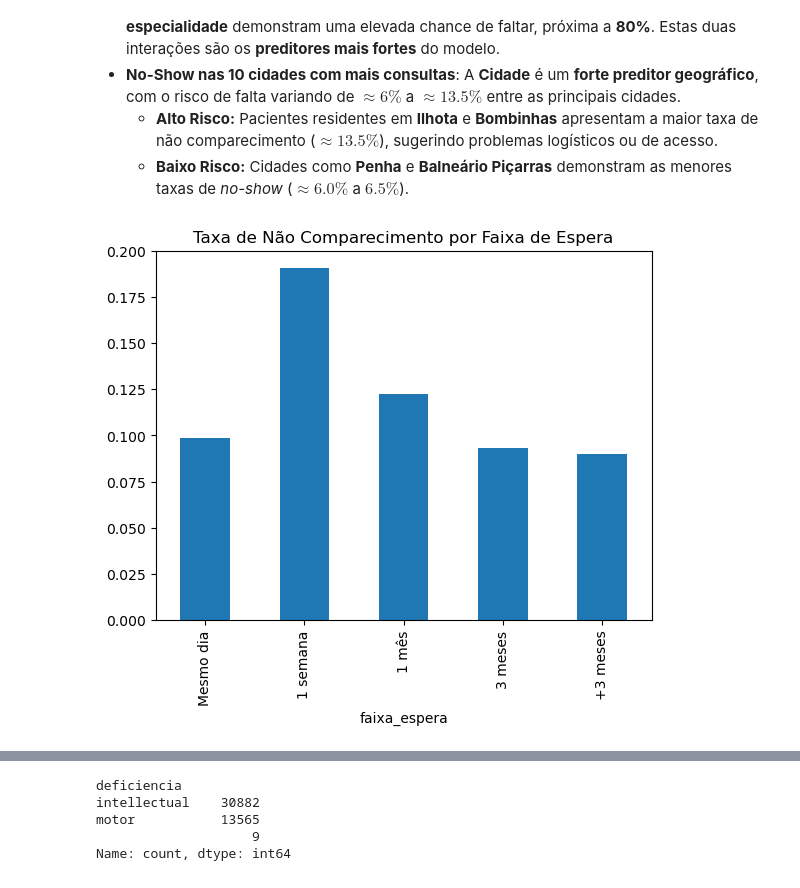
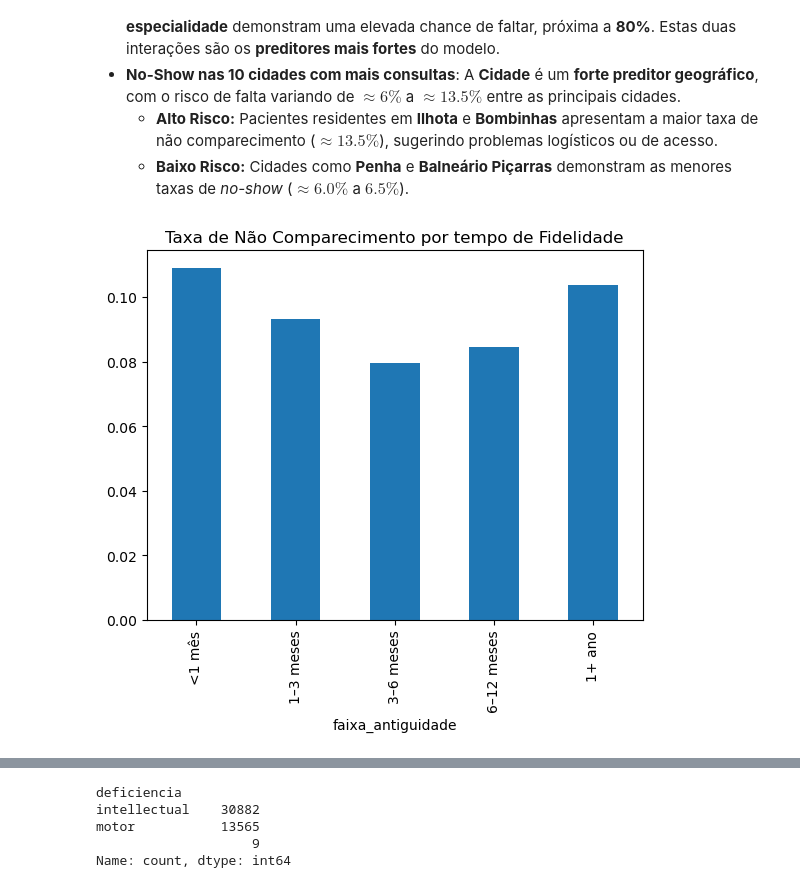
Before and after one commit to RodrigoD4v/no-show-prediction-model, a Jupyter notebook: notebooks/01_EDA.ipynb, the cells around one changed output, grey strips where cells are left out. Cells and saved outputs as stored; diff of their text form; code cells hidden in the pictures.

```diff
--- a/notebooks/01_EDA.ipynb
+++ b/notebooks/01_EDA.ipynb
@@ -56,7 +56,7 @@ df.rename(columns={
   'no_show_reason': 'motivo_nao_comparecimento',
   'disability': 'deficiencia',
   'date_of_birth': 'data_nascimento',
-  'entry_service_date': 'data_entrada_servico',
+  'entry_service_date': 'data_primeira_consulta',
   'city': 'cidade',
   'icd': 'cid',
   'appointment_month': 'mes_consulta',
@@ -349,20 +349,21 @@ plt.show()
     * **Baixo Risco:** Cidades como **Penha** e **Balneário Piçarras** demonstram as menores taxas de *no-show* ($\approx 6.0\%$ a $6.5\%$).
 # %%
 df['data_consulta'] = pd.to_datetime(df['data_consulta'], format='%d/%m/%Y', errors='coerce')
-df['data_entrada_servico'] = pd.to_datetime(df['data_entrada_servico'], format='%d/%m/%Y', errors='coerce')
-df['tempo_espera_dias'] = (df['data_consulta'] - df['data_entrada_servico']).dt.days
-df['tempo_espera_dias'] = df['tempo_espera_dias'].apply(lambda x: 0 if x < 0 else x)
+df['data_primeira_consulta'] = pd.to_datetime(df['data_primeira_consulta'], format='%d/%m/%Y', errors='coerce')
+df['antiguidade_dias'] = (df['data_consulta'] - df['data_primeira_consulta']).dt.days
+df['antiguidade_dias'] = df['antiguidade_dias'].apply(lambda x: 0 if x < 0 else x)
 
-bins = [0, 1, 7, 30, 90, df['tempo_espera_dias'].max()]
-labels = ['Mesmo dia', '1 semana', '1 mês', '3 meses', '+3 meses']
-df['faixa_espera'] = pd.cut(df['tempo_espera_dias'], bins=bins, labels=labels, right=False, include_lowest=True)
+bins = [0, 30, 90, 180, 365, df['antiguidade_dias'].max()]
+labels = ['<1 mês', '1–3 meses', '3–6 meses', '6–12 meses', '1+ ano']
 
-# Taxa de No-Show por Faixa de Espera
-df.groupby('faixa_espera', observed=False)['nao_compareceu'].apply(lambda x: (x == 'yes').mean()).plot(kind='bar')
-plt.title("Taxa de Não Comparecimento por Faixa de Espera")
+df['faixa_antiguidade'] = pd.cut(df['antiguidade_dias'], bins=bins, labels=labels, right= False, include_lowest=True)
+
+# Taxa de No-Show por Faixa de Fidelidade"
+df.groupby('faixa_antiguidade', observed=False)['nao_compareceu'].apply(lambda x: (x == 'yes').mean()).plot(kind='bar')
+plt.title("Taxa de Não Comparecimento por tempo de Fidelidade")
 plt.show()
 # %% [output]
-[figure, old version]
+[figure, new version]
 # %% [markdown]
 #### Observações
 
```
Also changed, not shown: parts of 6 cells of this notebook.
